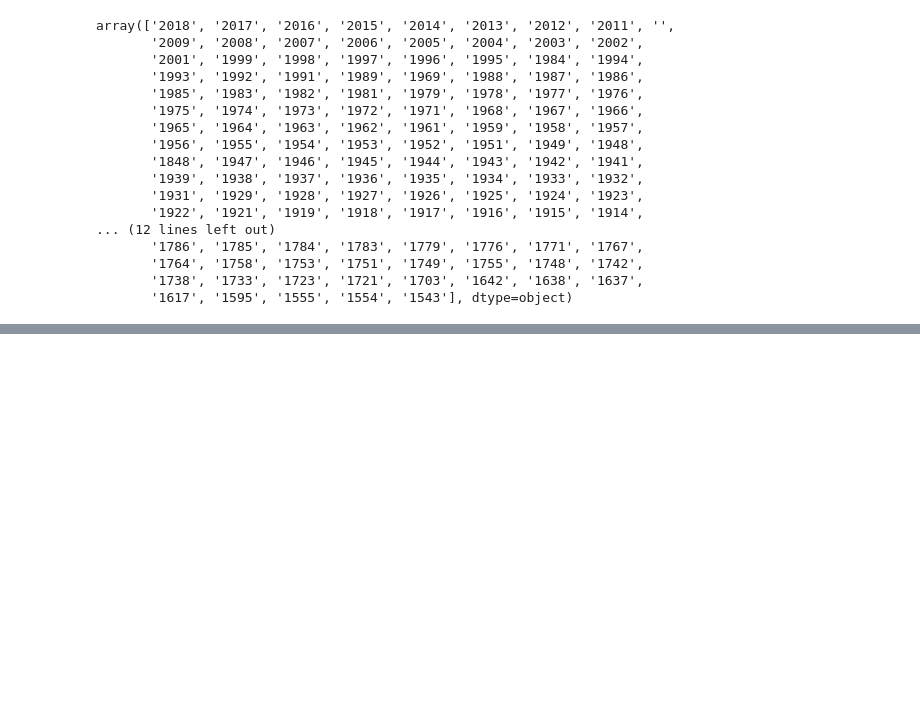
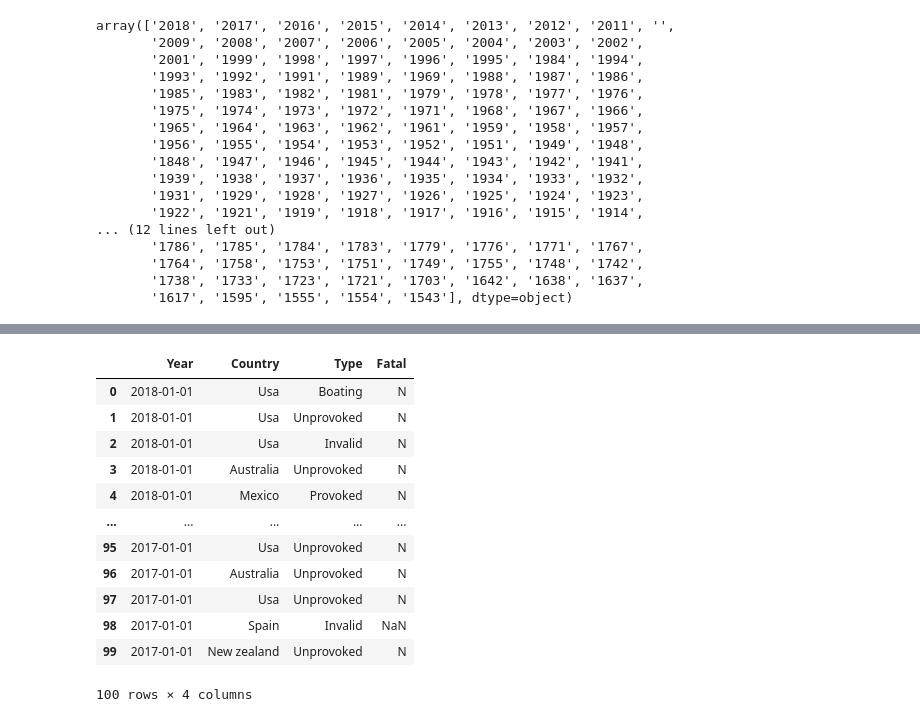
Before and after one commit to danidimarti/project1-csv_analysis, a Jupyter notebook: cleaning.ipynb, the cells around one changed output, grey strips where cells are left out. Saved outputs shown, nothing was run; the diff lists cells and outputs as text; code cells hidden in the pictures; blank space fills up the shorter version.

Commit message:
trying to fix date format final data type is O

```diff
--- a/cleaning.ipynb
+++ b/cleaning.ipynb
@@ -64,6 +72,6 @@ df['Species-'].fillna('Unknown', inplace=True)
 # %%
 #fill NaN values from activity column with 'Unknown'
-df['Activity'].fillna('Unknown', inplace=True)
+#df['Activity'].fillna('Unknown', inplace=True)
 # %%
 # Fix capitalization of fatal(y/n)
 df['Fatal-(y/n)'] = df['Fatal-(y/n)'].str.upper()
@@ -79,4 +87,5 @@ Y          1389
 UNKNOWN      73
 Name: Fatal-(y/n), dtype: int64
 # %%
-df.rename({'Species-': "Species", "Sex-": "Sex"}, axis=1, inplace=True)
+# Remove words ending with dash
+df.rename({'Species-': "Species", "Sex-": "Sex", 'Fatal-(y/n)': 'Fatal'}, axis=1, inplace=True)
@@ -191,3 +190,9 @@ array(['2018', '2017', '2016', '2015', '2014', '2013', '2012', '2011', '',
        '1764', '1758', '1753', '1751', '1749', '1755', '1748', '1742',
        '1738', '1733', '1723', '1721', '1703', '1642', '1638', '1637',
        '1617', '1595', '1555', '1554', '1543'], dtype=object)
+# %%
+df["Year"] = df['Year'].apply(lambda x: "" if len(x) != 4 else x)
+# %%
+df['Year'] = pd.to_numeric(df['Year'], errors='coerce')
+df.dropna(subset=['Year'], inplace=True)
+df['Year'] = pd.to_datetime(df['Year'], format='%Y', exact=True, errors='ignore')
@@ -213,0 +236,16 @@ df.sample(10)
+# %%
+df[['Year','Country', 'Type','Fatal']].head(100)
+# %% [output]
+|  | Year | Country | Type | Fatal |
+| 0 | 2018-01-01 | Usa | Boating | N |
+| 1 | 2018-01-01 | Usa | Unprovoked | N |
+| 2 | 2018-01-01 | Usa | Invalid | N |
+| 3 | 2018-01-01 | Australia | Unprovoked | N |
+| 4 | 2018-01-01 | Mexico | Provoked | N |
+| ... | ... | ... | ... | ... |
+| 95 | 2017-01-01 | Usa | Unprovoked | N |
+| 96 | 2017-01-01 | Australia | Unprovoked | N |
+| 97 | 2017-01-01 | Usa | Unprovoked | N |
+| 98 | 2017-01-01 | Spain | Invalid | NaN |
+| 99 | 2017-01-01 | New zealand | Unprovoked | N |
+100 rows × 4 columns
```
Also changed, not shown: parts of 22 cells of this notebook, 1 other file.
